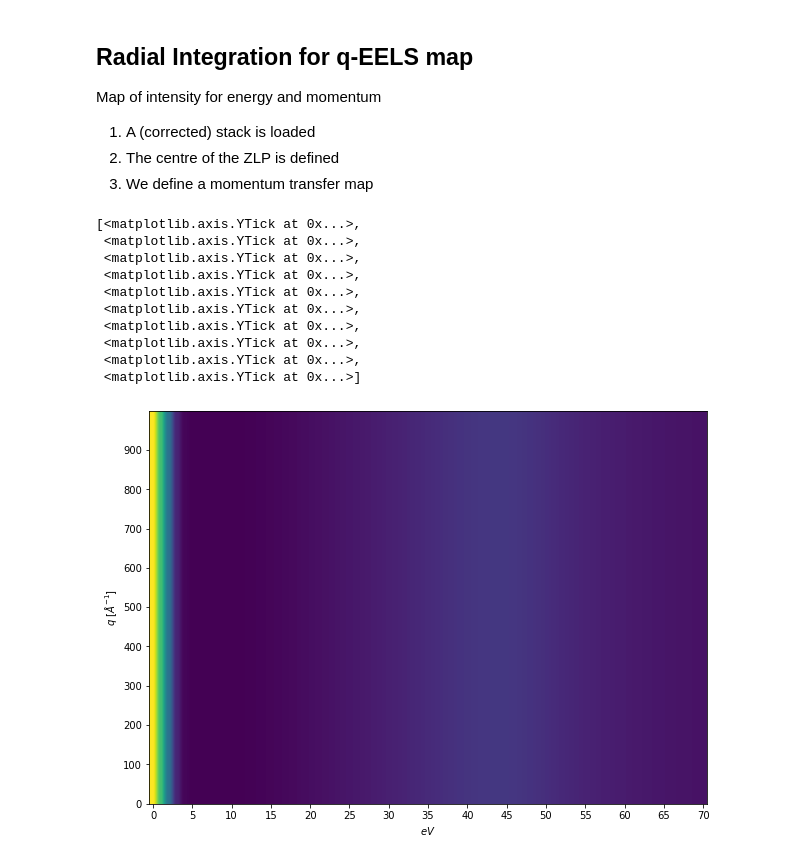
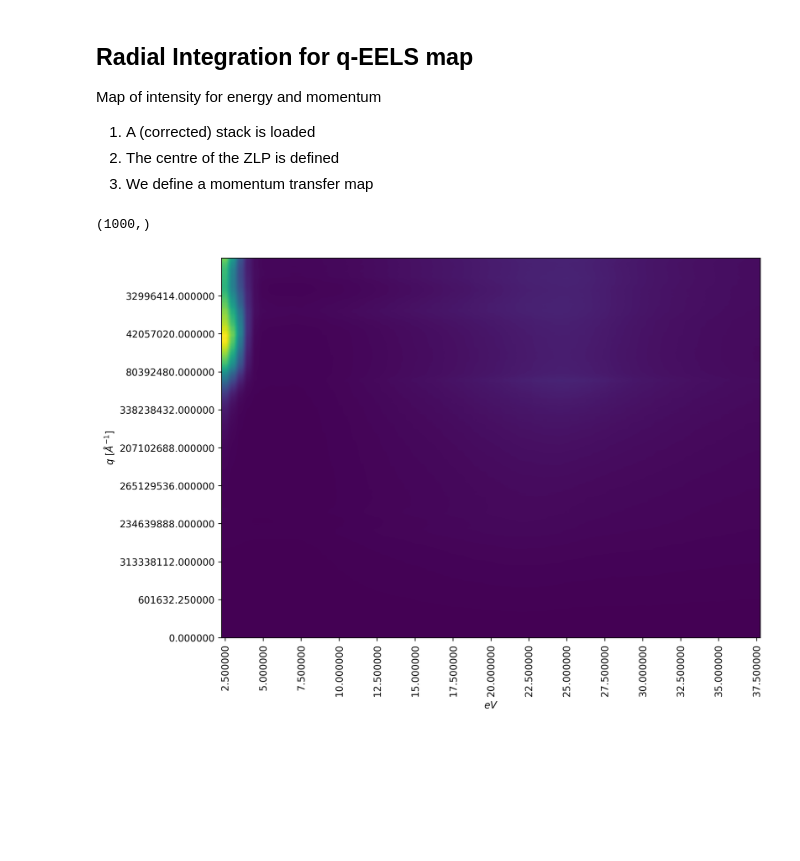
Before and after one commit to SangersJeroen/Bachelor-Thesis-Code, a Jupyter notebook: centre_finding.ipynb, the cells around one changed output. Saved outputs shown, nothing was run; the diff lists cells and outputs as text; code cells hidden in the pictures; blank space fills up the shorter version.

```diff
--- a/centre_finding.ipynb
+++ b/centre_finding.ipynb
@@ -294,34 +294,32 @@ np.save("data/momentum.npy", momentum_ax)
 # %%
 qeels_map = np.load("data/qeels_raw.npy")
 momentum_ax = np.load("data/momentum.npy")
+# %%
+import matplotlib as mpl
+mpl.rcParams['figure.dpi'] = 250
 # %%
 
 energies = np.linspace(2.5,37.5,71)
+
+print(momentum_ax.shape)
 
 
 energies = np.append(energies, energies[1]-energies[0])
 
 fig, ax = plt.subplots(1,1)
 plt.gcf().set_size_inches(10,8)
 ax.imshow(qeels_map, origin='lower', aspect=0.05)
 ax.set_xlabel(r'$eV$')
 ax.set_ylabel(r'$q$ [$\AA^{-1}$]')
 ax.set_xticks( [i for i in range(0,71,5)] )
-#ax.set_xticklabels( ["{0:1f}".format(energies[i]) for i in range(0,71,5)], rotation=90)
+ax.set_xticklabels( ["{0:1f}".format(energies[i]) for i in range(0,71,5)], rotation=90)
 ax.set_yticks( [i for i in range(0,len(momentum_ax),100)] )
-#ax.set_yticklabels( ["{0:1f}".format(momentum_ax[i]) for i in range(0,len(momentum_ax),100)] )
+ax.set_yticklabels( ["{0:1f}".format(momentum_ax[i]) for i in range(0,len(momentum_ax),100)] )
+
+plt.savefig("qeels_uh.png")
 # %% [output]
-[<matplotlib.axis.YTick at 0x...>,
- <matplotlib.axis.YTick at 0x...>,
- <matplotlib.axis.YTick at 0x...>,
- <matplotlib.axis.YTick at 0x...>,
- <matplotlib.axis.YTick at 0x...>,
- <matplotlib.axis.YTick at 0x...>,
- <matplotlib.axis.YTick at 0x...>,
- <matplotlib.axis.YTick at 0x...>,
- <matplotlib.axis.YTick at 0x...>,
- <matplotlib.axis.YTick at 0x...>]
+(1000,)
-[figure, old version]
+[figure, new version]
 # %%
 def sigmoid(x):
     a = np.average(x)
```
Also changed, not shown: parts of 7 cells of this notebook, 2 other files.
